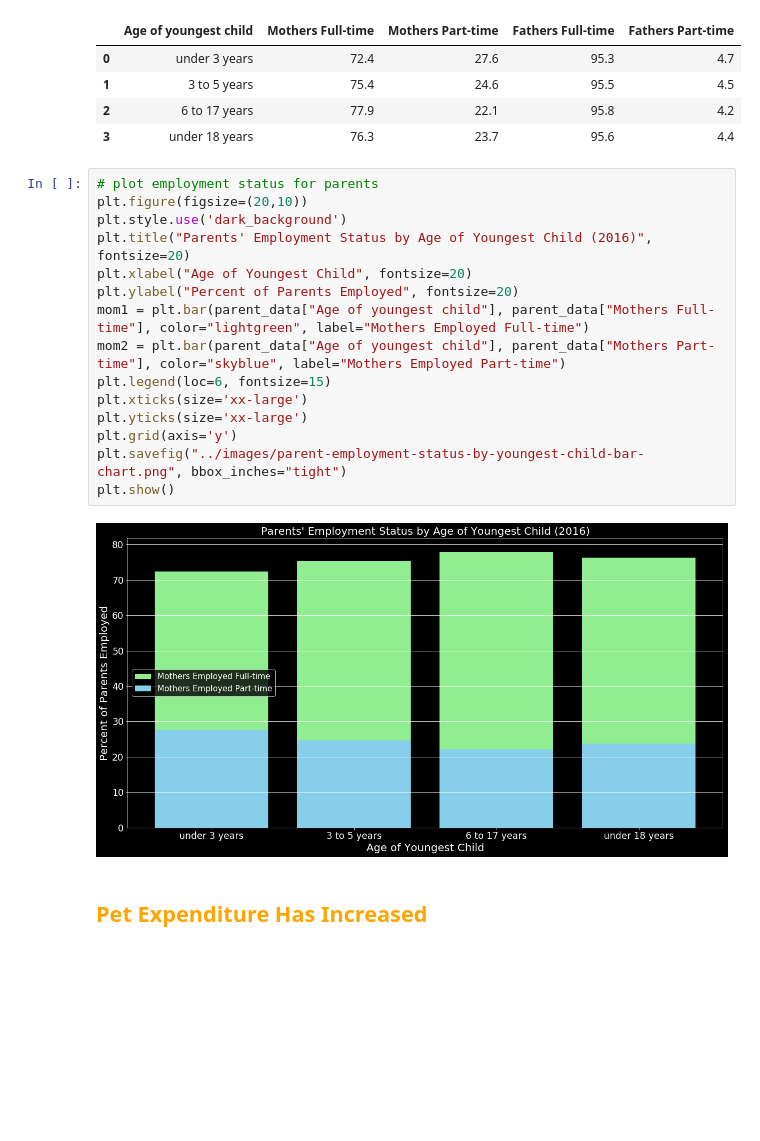
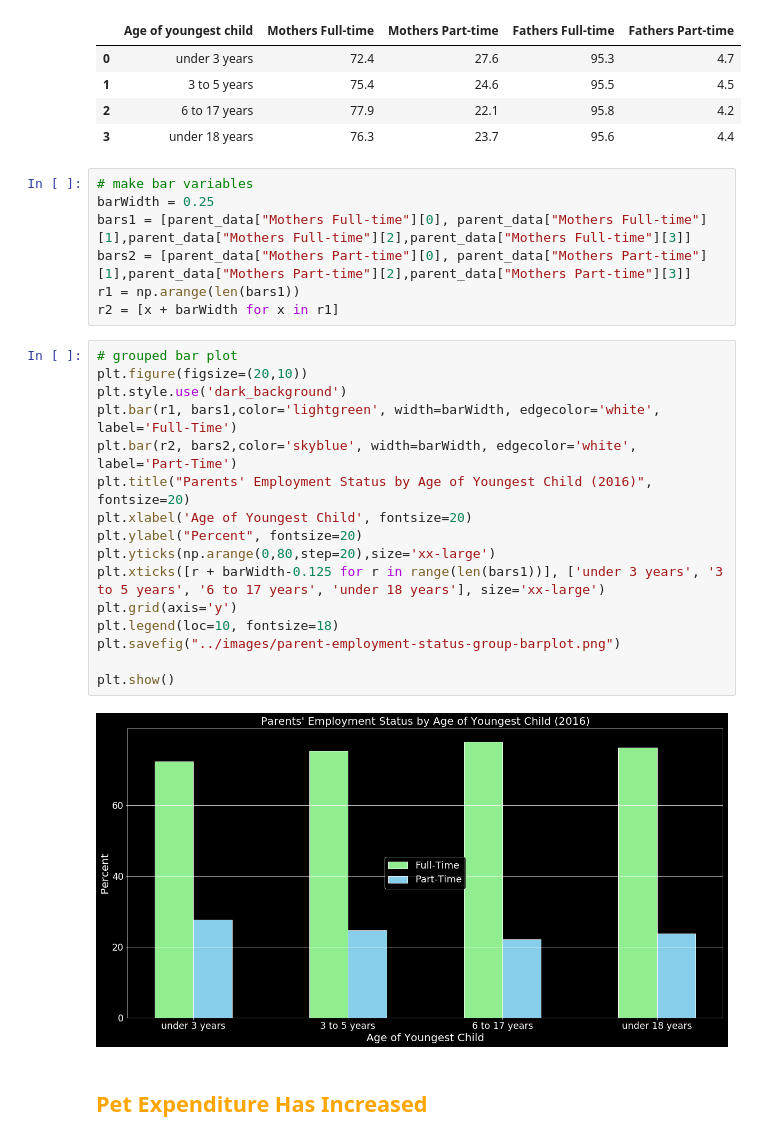
Before and after one commit to kathleeng77/Open-Source-Project-1, a Jupyter notebook: analysis/women-in-workforce-analysis.ipynb, the cells around one changed output. Cells and saved outputs as stored; diff of their text form; blank space fills up the shorter version.

Commit message:
stacked bar plot --> grouped bar plot

```diff
--- a/analysis/women-in-workforce-analysis.ipynb
+++ b/analysis/women-in-workforce-analysis.ipynb
@@ -456,23 +456,31 @@ parent_data.head()
 | 1 | 3 to 5 years | 75.4 | 24.6 | 95.5 | 4.5 |
 | 2 | 6 to 17 years | 77.9 | 22.1 | 95.8 | 4.2 |
 | 3 | under 18 years | 76.3 | 23.7 | 95.6 | 4.4 |
+# %%
+# make bar variables
+barWidth = 0.25
+bars1 = [parent_data["Mothers Full-time"][0], parent_data["Mothers Full-time"][1],parent_data["Mothers Full-time"][2],parent_data["Mothers Full-time"][3]]
+bars2 = [parent_data["Mothers Part-time"][0], parent_data["Mothers Part-time"][1],parent_data["Mothers Part-time"][2],parent_data["Mothers Part-time"][3]]
+r1 = np.arange(len(bars1))
+r2 = [x + barWidth for x in r1]
 # %%
-# plot employment status for parents
+# grouped bar plot
 plt.figure(figsize=(20,10))
 plt.style.use('dark_background')
+plt.bar(r1, bars1,color='lightgreen', width=barWidth, edgecolor='white', label='Full-Time')
+plt.bar(r2, bars2,color='skyblue', width=barWidth, edgecolor='white', label='Part-Time')
 plt.title("Parents' Employment Status by Age of Youngest Child (2016)", fontsize=20)
-plt.xlabel("Age of Youngest Child", fontsize=20)
-plt.ylabel("Percent of Parents Employed", fontsize=20)
-mom1 = plt.bar(parent_data["Age of youngest child"], parent_data["Mothers Full-time"], color="lightgreen", label="Mothers Employed Full-time")
-mom2 = plt.bar(parent_data["Age of youngest child"], parent_data["Mothers Part-time"], color="skyblue", label="Mothers Employed Part-time")
-plt.legend(loc=6, fontsize=15)
-plt.xticks(size='xx-large')
-plt.yticks(size='xx-large')
+plt.xlabel('Age of Youngest Child', fontsize=20)
+plt.ylabel("Percent", fontsize=20)
+plt.yticks(np.arange(0,80,step=20),size='xx-large')
+plt.xticks([r + barWidth-0.125 for r in range(len(bars1))], ['under 3 years', '3 to 5 years', '6 to 17 years', 'under 18 years'], size='xx-large')
 plt.grid(axis='y')
-plt.savefig("../images/parent-employment-status-by-youngest-child-bar-chart.png", bbox_inches="tight")
+plt.legend(loc=10, fontsize=18)
+plt.savefig("../images/parent-employment-status-group-barplot.png")
+
 plt.show()
 # %% [output]
-[figure, old version]
+[figure, new version]
 # %% [markdown]
 ## <font color=orange>Pet Expenditure Has Increased</font>
 # %%
```
Also changed, not shown: parts of 1 cell of this notebook, 3 other files.
